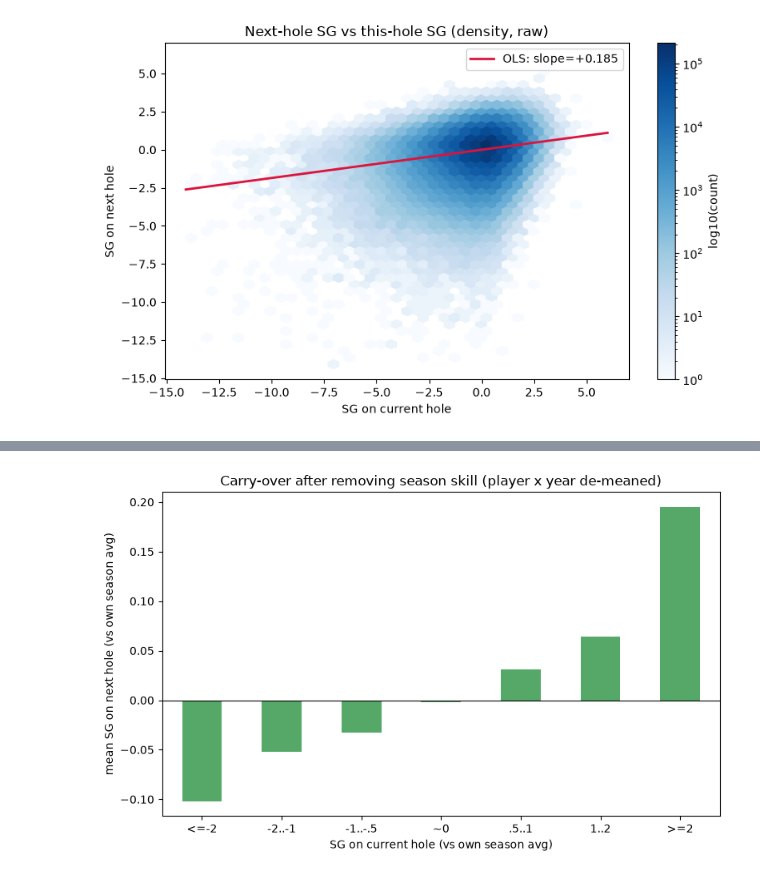
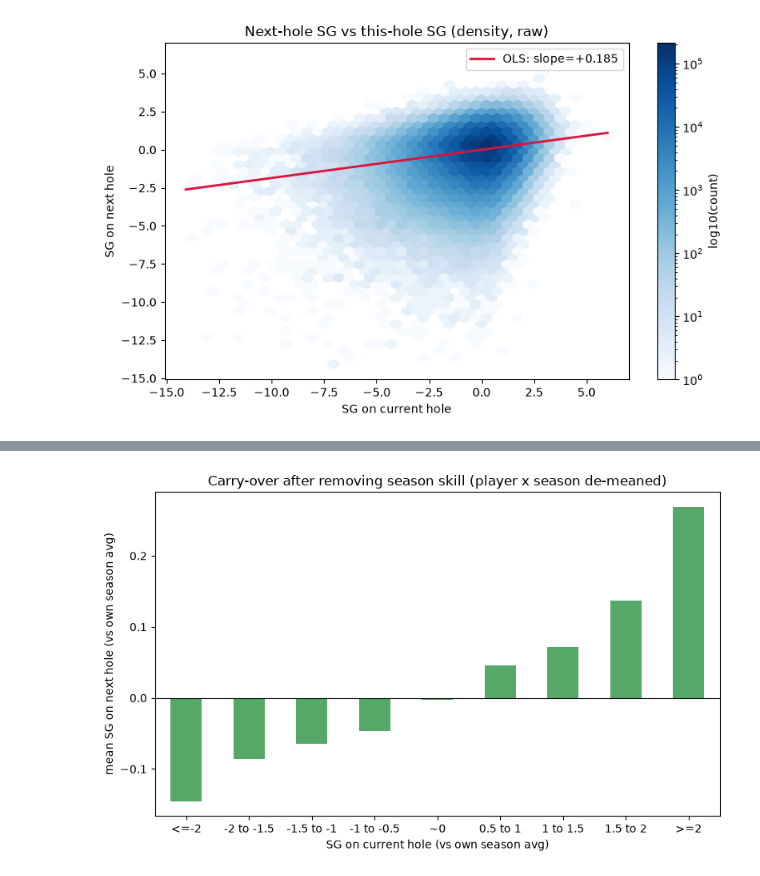
Before and after one commit to CharlieHubbard7/college_golf, a Jupyter notebook: college_golf.ipynb, the cells around one changed output, grey strips where cells are left out. Drawn from its saved outputs; the diff is of its cells as text; code cells hidden in the pictures.

```diff
--- a/college_golf.ipynb
+++ b/college_golf.ipynb
@@ -270,9 +280,6 @@ def add_next_hole(df):
 
 d3 = add_next_hole(add_strokes_gained(d3))
 
-# season key: calendar year of the tournament -> baseline for the skill control later
-d3["year"] = pd.to_datetime(d3["tournament_start_date"], errors="coerce").dt.year
-
 # sanity checks
 pair = d3.dropna(subset=["sg", "sg_next"])
 print(f"holes with a valid next hole: {len(pair):,} of {len(d3):,} "
@@ -365,9 +380,28 @@ this season" without peeking at the specific round in question.
 # %%
-# ---- Control for skill using each player's SEASON (player x year) average SG per hole ----
-# Baseline = mean SG over ALL that player's holes in that calendar year's tournaments.
-d3["sg_season_mean"] = d3.groupby(["player_id", "year"])["sg"].transform("mean")
+# ---- Control for skill using each player's SEASON (player x season_id) average SG per hole ----
+# Baseline = LEAVE-ONE-OUT mean SG over the player-season's OTHER holes, excluding both the
+# current hole (sg) and the next hole (sg_next) being tested against it. A plain in-sample mean
+# would partly average a player's SG against itself, which mechanically shrinks the correlation
+# toward zero -- worse the fewer holes a player-season has. Also requires >= MIN_SEASON_HOLES
+# holes in that player-season before the baseline is trusted (same floor reused for sg_season_vol
+# below).
+MIN_SEASON_HOLES = 54   # ~3 full rounds; below this a mean/std is too noisy to trust
 
-# residualize the current AND next hole by the SAME season baseline (next hole = same player/year)
+season_sum = d3.groupby(["player_id", "season_id"])["sg"].transform("sum")
+season_n   = d3.groupby(["player_id", "season_id"])["sg"].transform("size")
+
+has_next = d3["sg_next"].notna()
+excl_sum = d3["sg"] + d3["sg_next"].fillna(0)   # holes being removed from the season sum...
+excl_n   = 1 + has_next.astype(int)             # ...current hole always, next hole when it exists
+
+loo_n = season_n - excl_n
+d3["sg_season_mean"] = np.where(
+    (season_n >= MIN_SEASON_HOLES) & (loo_n > 0),
+    (season_sum - excl_sum) / loo_n,
+    np.nan,
+)
+
+# residualize the current AND next hole by the SAME leave-one-out season baseline
 d3["sg_r"]      = d3["sg"]      - d3["sg_season_mean"]
 d3["sg_next_r"] = d3["sg_next"] - d3["sg_season_mean"]
 
@@ -404,18 +438,19 @@ plt.tight_layout(); plt.show()
 # %%
 # Graph: season-residual binned means -> the skill-controlled carry-over
-bins = [-np.inf, -2, -1, -0.5, 0.5, 1, 2, np.inf]
-labels = ["<=-2", "-2..-1", "-1..-.5", "~0", ".5..1", "1..2", ">=2"]
+bins = [-np.inf, -2, -1.5, -1, -0.5, 0.5, 1, 1.5, 2, np.inf]
+labels = ["<=-2", "-2 to -1.5", "-1.5 to -1", "-1 to -0.5", "~0",
+          "0.5 to 1", "1 to 1.5", "1.5 to 2", ">=2"]
 res = d3.dropna(subset=["sg_r", "sg_next_r"]).copy()
 res["sg_bin"] = pd.cut(res["sg_r"], bins=bins, labels=labels)
 binned_r = res.groupby("sg_bin", observed=True)["sg_next_r"].mean()
 
 fig, ax = plt.subplots(figsize=(8, 5))
 binned_r.plot(kind="bar", ax=ax, color="#55a868")
 ax.axhline(0, color="k", lw=0.8)
-ax.set_title("Carry-over after removing season skill (player x year de-meaned)")
+ax.set_title("Carry-over after removing season skill (player x season de-meaned)")
 ax.set_xlabel("SG on current hole (vs own season avg)")
 ax.set_ylabel("mean SG on next hole (vs own season avg)")
 ax.tick_params(axis="x", rotation=0)
 plt.tight_layout(); plt.show()
 # %% [output]
-[figure, old version]
+[figure, new version]
```
Also changed, not shown: parts of 15 cells of this notebook.
